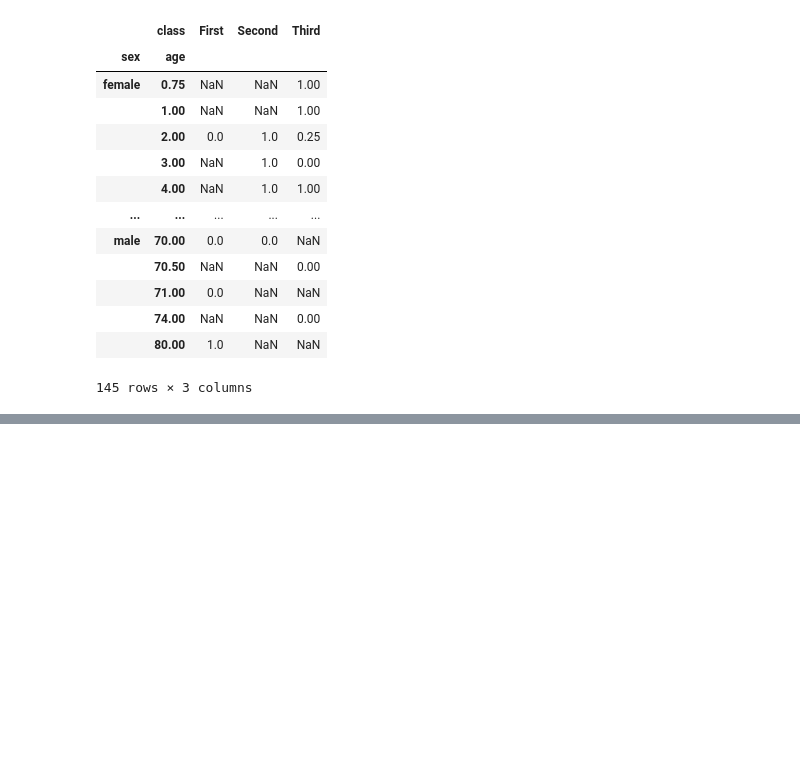
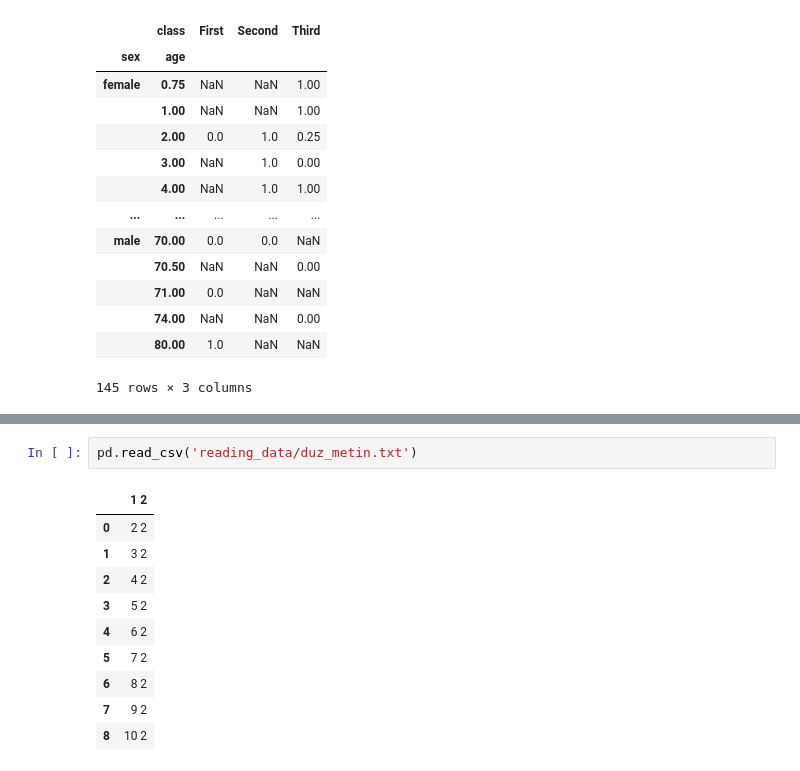
Before and after one commit to FeyzaTopcu/Python-Data-Science-and-Machine-Learning, a Jupyter notebook: Data Manipulation NumPy & Pandas/veri_manipülasyonu.ipynb, the cells around one changed output, grey strips where cells are left out. Saved outputs shown, nothing was run; the diff lists cells and outputs as text; blank space fills up the shorter version.

```diff
--- a/Data Manipulation NumPy & Pandas/veri_manipülasyonu.ipynb
+++ b/Data Manipulation NumPy & Pandas/veri_manipülasyonu.ipynb
@@ -2635,0 +2661,13 @@ titanic.pivot_table("survived",["sex","age"],"class")
+# %%
+pd.read_csv('reading_data/duz_metin.txt')
+# %% [output]
+|  | 1 2 |
+| 0 | 2 2 |
+| 1 | 3 2 |
+| 2 | 4 2 |
+| 3 | 5 2 |
+| 4 | 6 2 |
+| 5 | 7 2 |
+| 6 | 8 2 |
+| 7 | 9 2 |
+| 8 | 10 2 |
```
Also changed, not shown: parts of 5 cells of this notebook.
